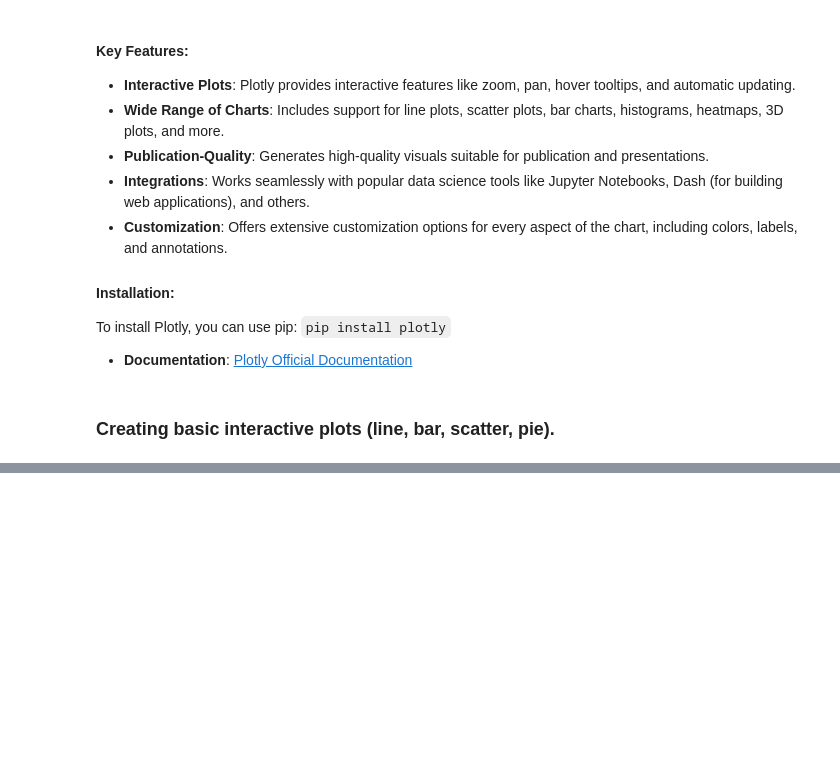
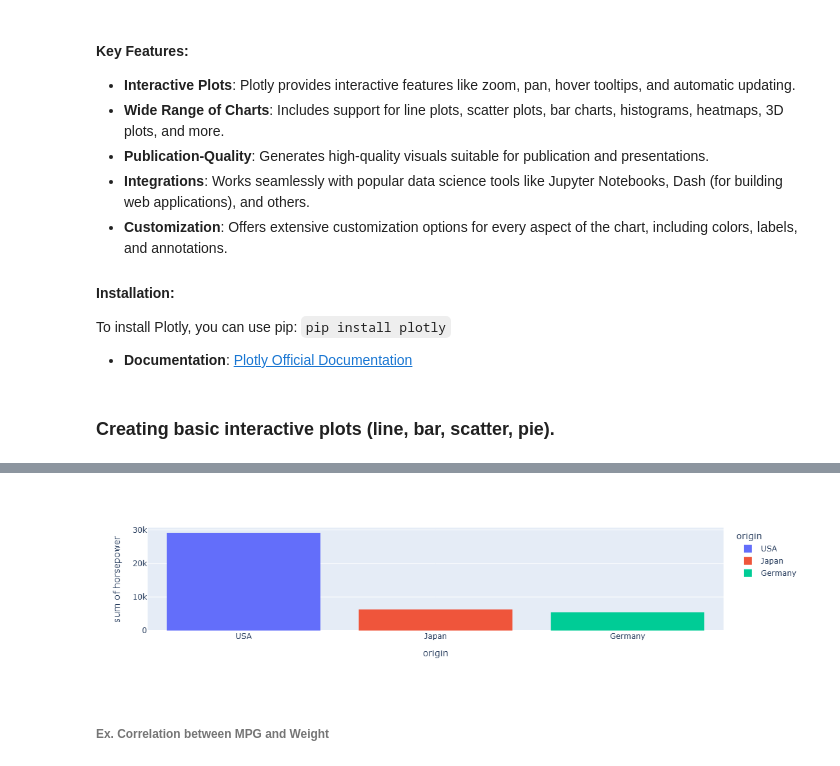
Before and after one commit to knowledge-corner/2025_12_Feb_Python-Data_Viz_analytics, a Jupyter notebook: Classwork/Day - 3 classwork.ipynb, the cells around one changed output, grey strips where cells are left out. Cells and saved outputs as stored; diff of their text form; code cells hidden in the pictures; blank space fills up the shorter version.

```diff
--- a/Classwork/Day - 3 classwork.ipynb
+++ b/Classwork/Day - 3 classwork.ipynb
@@ -217,0 +234,7 @@ df.head()
+# %%
+fig = px.histogram(df, x="origin", y="horsepower", height=300, width=500, color="origin")
+fig.show()
+# %% [output]
+[figure, added]
+# %% [markdown]
+###### Ex. Correlation between MPG and Weight
```
Also changed, not shown: parts of 9 cells of this notebook.
